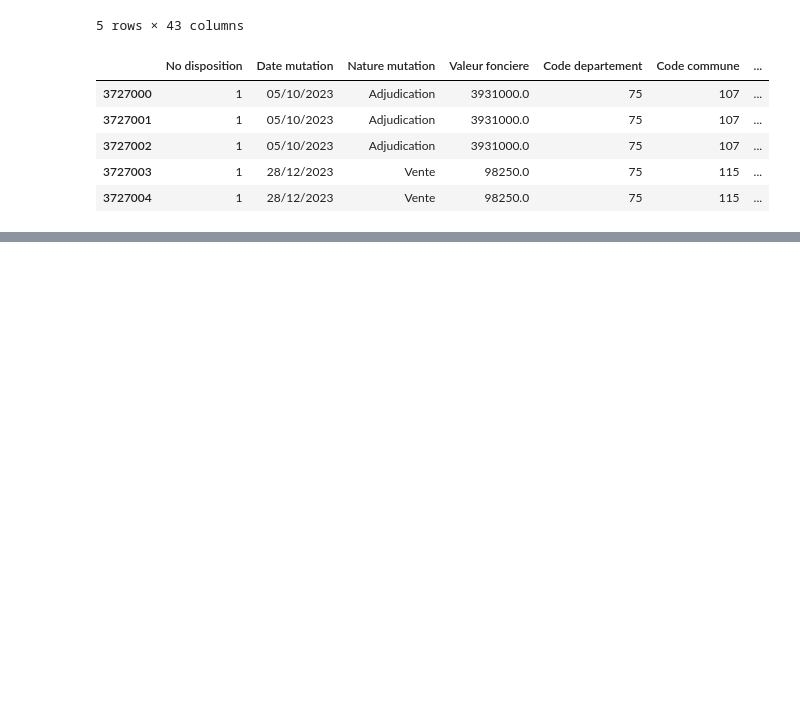
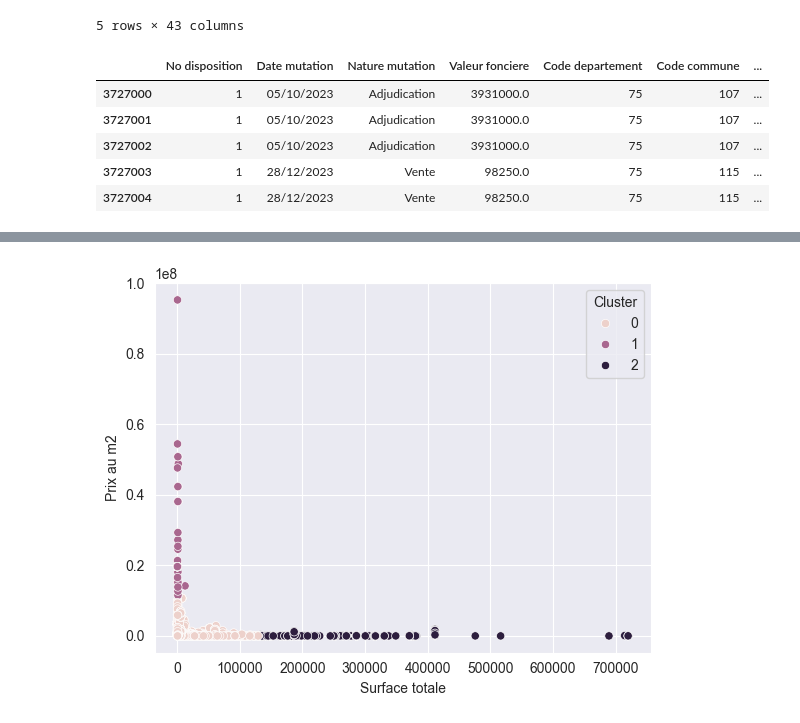
Before and after one commit to ktzkvin/Mastercamp, a Jupyter notebook: MasterCamp_TD_Project.ipynb, the cells around one changed output, grey strips where cells are left out. Cells and saved outputs as stored; diff of their text form; code cells hidden in the pictures; blank space fills up the shorter version.

```diff
--- a/MasterCamp_TD_Project.ipynb
+++ b/MasterCamp_TD_Project.ipynb
@@ -60,0 +69,11 @@ df.tail()
+# %%
+# Conversion des autres colonnes en types numériques, avec gestion des NaN
+cols_to_convert = ['Surface reelle bati', 'Surface terrain', 'Nombre pieces principales',
+                   'Surface Carrez du 1er lot', 'Surface Carrez du 2eme lot',
+                   'Surface Carrez du 3eme lot', 'Surface Carrez du 4eme lot',
+                   'Surface Carrez du 5eme lot']
+
+for col in cols_to_convert:
+    df[col] = pd.to_numeric(df[col], errors='coerce')
+
+df.dtypes
@@ -60,0 +100,23 @@ df.tail()
+# %%
+# On remplace les NaN par 0
+df.fillna(0, inplace=True)
+
+# On crée une colonne "Surface totale" qui est la somme des surfaces des lots
+df['Surface totale'] = df['Surface reelle bati'] + df['Surface terrain'] + df['Surface Carrez du 1er lot'] + df['Surface Carrez du 2eme lot'] + df['Surface Carrez du 3eme lot'] + df['Surface Carrez du 4eme lot'] + df['Surface Carrez du 5eme lot']
+
+# On crée une colonne "Prix au m2" qui est le rapport entre la valeur foncière et la surface totale
+df['Prix au m2'] = df['Valeur fonciere'] / df['Surface reelle bati']
+# %%
+# algo de clustering KMeans
+X = df[['Surface totale', 'Prix au m2']]  # On ne garde que les colonnes qui nous intéressent
+scaler = StandardScaler()  # On standardise les données
+X_scaled = scaler.fit_transform(X)  # On applique la standardisation
+kmeans = KMeans(n_clusters=3)  # On crée le modèle (3 clusters)
+kmeans.fit(X_scaled)  # On entraîne le modèle
+df['Cluster'] = kmeans.predict(X_scaled)  # On prédit les clusters
+
+# Affichage des clusters
+sns.scatterplot(data=df, x='Surface totale', y='Prix au m2', hue='Cluster')
+plt.show()
+# %% [output]
+[figure, added]
```
Also changed, not shown: parts of 5 cells of this notebook.
